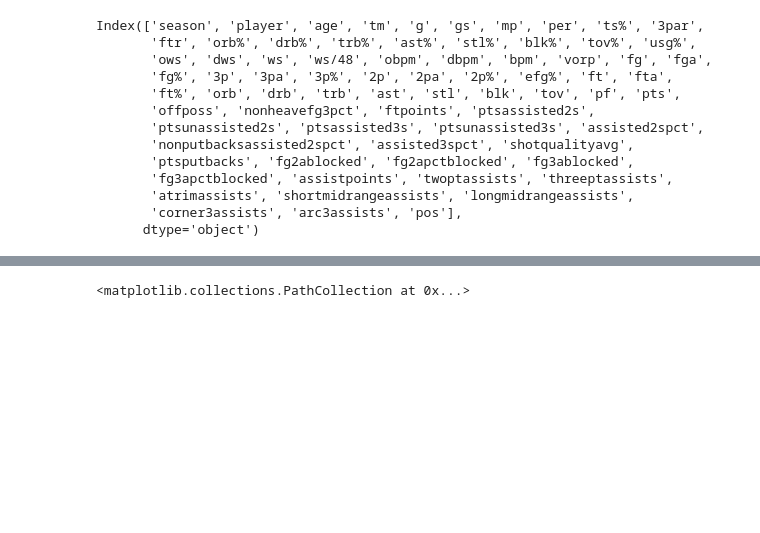
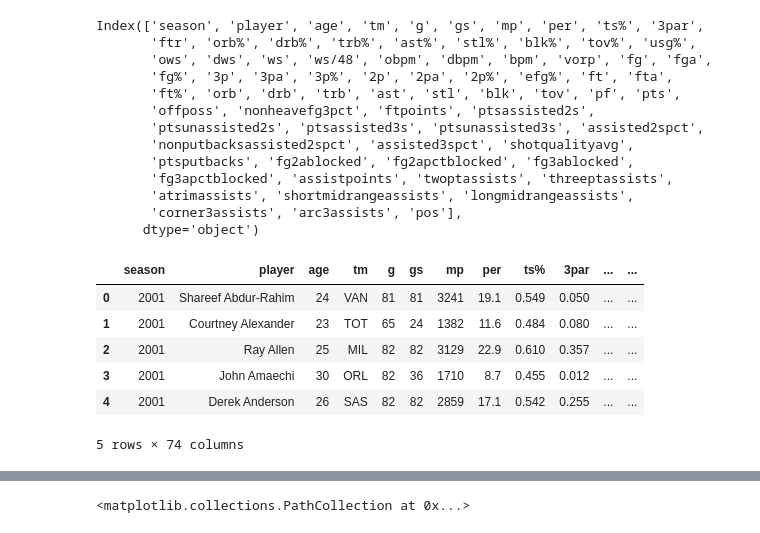
Before and after one commit to MAhram1/INFO-2950-Project, a Jupyter notebook: NBA_Data_Analysis.ipynb, the cells around one changed output, grey strips where cells are left out. Saved outputs shown, nothing was run; the diff lists cells and outputs as text; code cells hidden in the pictures; blank space fills up the shorter version.

```diff
--- a/NBA_Data_Analysis.ipynb
+++ b/NBA_Data_Analysis.ipynb
@@ -186,3 +184,13 @@ Index(['season', 'player', 'age', 'tm', 'g', 'gs', 'mp', 'per', 'ts%', '3par',
+# %%
+nba.head()
+# %% [output]
+|  | season | player | age | tm | g | gs | mp | per | ts% | 3par | ... | ... |
+| 0 | 2001 | Shareef Abdur-Rahim | 24 | VAN | 81 | 81 | 3241 | 19.1 | 0.549 | 0.050 | ... | ... |
+| 1 | 2001 | Courtney Alexander | 23 | TOT | 65 | 24 | 1382 | 11.6 | 0.484 | 0.080 | ... | ... |
+| 2 | 2001 | Ray Allen | 25 | MIL | 82 | 82 | 3129 | 22.9 | 0.610 | 0.357 | ... | ... |
+| 3 | 2001 | John Amaechi | 30 | ORL | 82 | 36 | 1710 | 8.7 | 0.455 | 0.012 | ... | ... |
+| 4 | 2001 | Derek Anderson | 26 | SAS | 82 | 82 | 2859 | 17.1 | 0.542 | 0.255 | ... | ... |
+5 rows × 74 columns
 # %%
 # OBPM - Just getting ideas down, nothing great yet
 sns.scatterplot(
```
Also changed, not shown: parts of 6 cells of this notebook.
